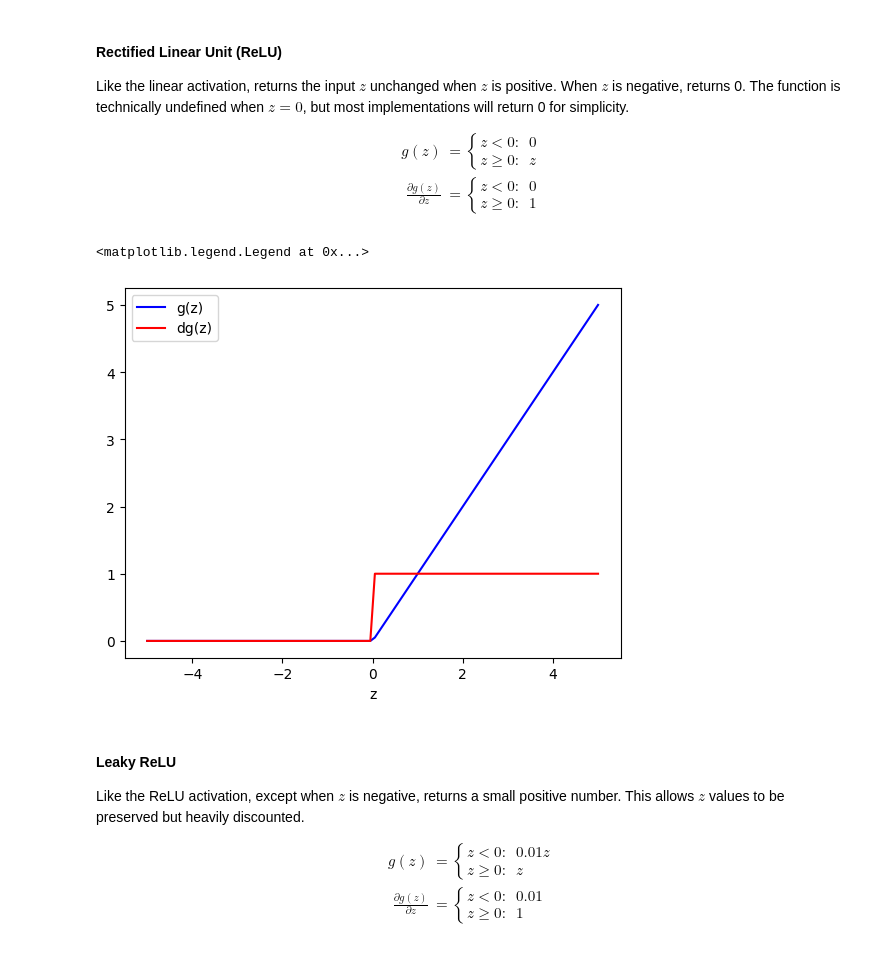
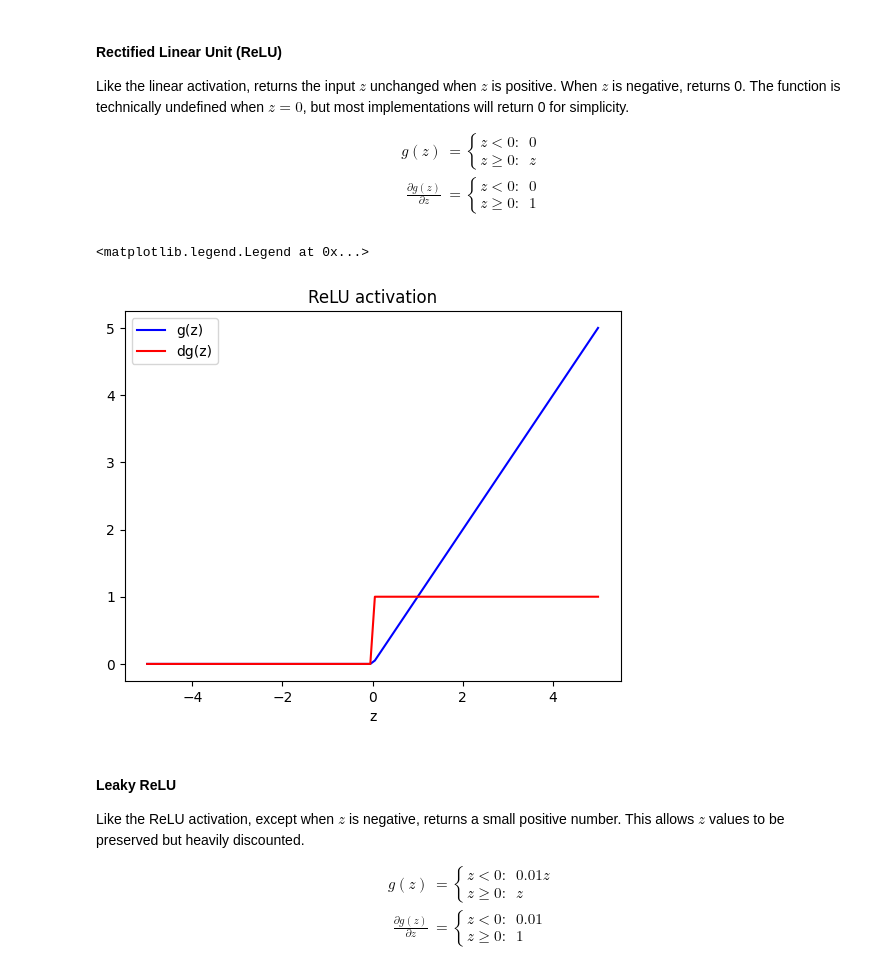
Before and after one commit to nickrusso42518/ml-qrg, a Jupyter notebook: ml_qrg.ipynb, the cells around one changed output. Drawn from its saved outputs; the diff is of its cells as text; code cells hidden in the pictures.

```diff
--- a/ml_qrg.ipynb
+++ b/ml_qrg.ipynb
@@ -665,17 +690,17 @@ $$
 # %%
 def g_relu(z):
     return z * (z > 0)
 
 def dg_relu(z):
     return 1.0 * (z > 0)
 
 z_in = np.linspace(-5, 5, 100)
 plt.plot(z_in, g_relu(z_in), color="b", label="g(z)")
 plt.plot(z_in, dg_relu(z_in), color="r", label="dg(z)")
-plt.xlabel("z"); plt.legend()
+plt.title("ReLU activation"); plt.xlabel("z"); plt.legend()
 # %% [output]
 <matplotlib.legend.Legend at 0x...>
-[figure, old version]
+[figure, new version]
 # %% [markdown]
 #### Leaky ReLU
 Like the ReLU activation, except when $z$ is negative, returns a small positive number. This allows $z$ values to be preserved but heavily discounted.
```
Also changed, not shown: parts of 24 cells of this notebook.
